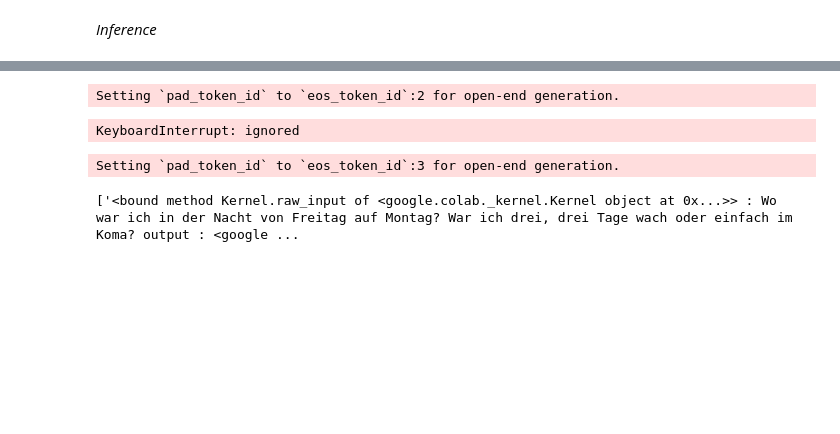
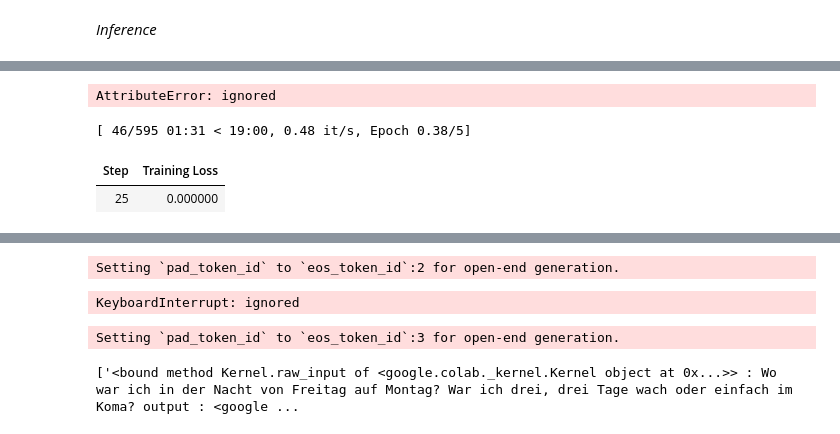
Before and after one commit to NiclasFenton-Wiegleb/schlager-lyric-bot, a Jupyter notebook: Schlage_bot_V2.ipynb, the cells around one changed output, grey strips where cells are left out. Drawn from its saved outputs; the diff is of its cells as text; code cells hidden in the pictures; blank space fills up the shorter version.

Commit message:
Fine-tuning 7b model

```diff
--- a/Schlage_bot_V2.ipynb
+++ b/Schlage_bot_V2.ipynb
@@ -224,7 +308,7 @@ VBox(children=(HTML(value='<center> <img\nsrc=https://huggingface.co/front/asset
 # %%
 #Parameters
 device = "cuda"
-model_id = "LeoLM/leo-hessianai-7b" # non-gated
+model_id = "malteos/bloom-1b5-clp-german" # non-gated
 
 peft_config = PromptTuningConfig(
             task_type="CAUSAL_LM",
@@ -487,0 +664,9 @@ Die
+# %%
+processed_datasets = datasets_train_test.map(
+    preprocess_function,
+    batched=True,
+    num_proc=1,
+    remove_columns=datasets_train_test["train"].column_names,
+    load_from_cache_file=False,
+    desc="Running tokenizer on dataset",
+)
@@ -487,0 +676,14 @@ Die
+# %%
+# LoRA config based on QLoRA paper
+config = LoraConfig(
+    r=16,
+    lora_alpha=32,
+    # target_modules=["q_proj", "v_proj"],
+    lora_dropout=0.05,
+    bias="none",
+    task_type="CAUSAL_LM"
+)
+
+# prepare model for training
+model = prepare_model_for_kbit_training(model)
+model = get_peft_model(model, config)
@@ -487,0 +747,21 @@ Die
+# %%
+# train
+trainer.train() # there will not be a progress bar since tqdm is disabled
+# %% [output]
+AttributeError: ignored
+# %%
+trainer = transformers.Trainer(
+    model=model,
+    train_dataset=processed_datasets["train"],
+    # eval_dataset=processed_datasets["test"], # 16GB GPU not big enough
+    args=training_args,
+    data_collator=transformers.DataCollatorForLanguageModeling(tokenizer, mlm=False),
+    # compute_metrics=compute_metrics,
+)
+model.config.use_cache = False
+trainer.train(resume_from_checkpoint=False) # Set to true if resuming
+trainer.save_model("final_model")
+# %% [output]
+[ 46/595 01:31 < 19:00, 0.48 it/s, Epoch 0.38/5]
+| Step | Training Loss |
+| 25 | 0.000000 |
```
Also changed, not shown: parts of 25 cells of this notebook.
